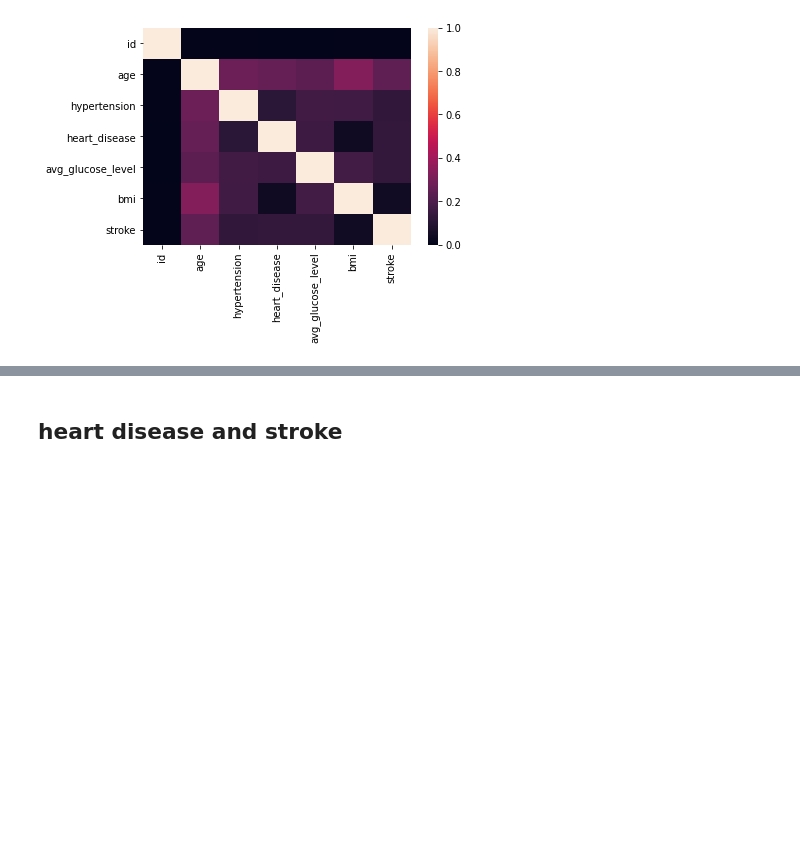
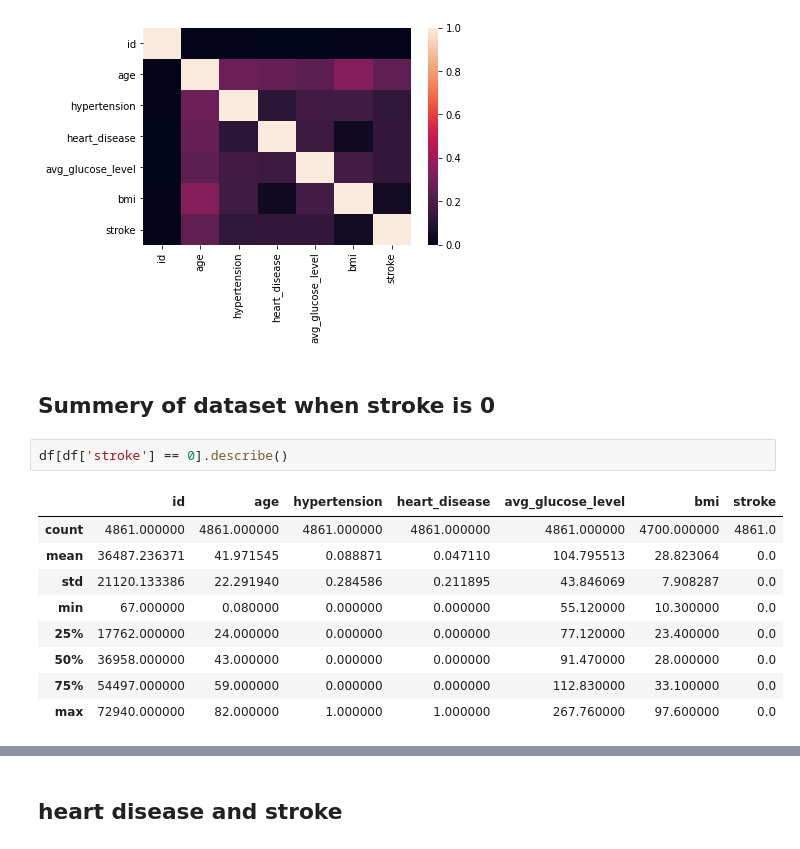
Before and after one commit to GhazaleZe/Stroke-Prediction, a Jupyter notebook: P2.ipynb, the cells around one changed output, grey strips where cells are left out. Drawn from its saved outputs; the diff is of its cells as text; blank space fills up the shorter version.

```diff
--- a/P2.ipynb
+++ b/P2.ipynb
@@ -39,3 +39,17 @@ sns.heatmap(corrtable)
 # %% [output]
 <AxesSubplot:>
 [figure]
+# %% [markdown]
+## Summery of dataset when stroke is 0
+# %%
+df[df['stroke'] == 0].describe()
+# %% [output]
+|  | id | age | hypertension | heart_disease | avg_glucose_level | bmi | stroke |
+| count | 4861.000000 | 4861.000000 | 4861.000000 | 4861.000000 | 4861.000000 | 4700.000000 | 4861.0 |
+| mean | 36487.236371 | 41.971545 | 0.088871 | 0.047110 | 104.795513 | 28.823064 | 0.0 |
+| std | 21120.133386 | 22.291940 | 0.284586 | 0.211895 | 43.846069 | 7.908287 | 0.0 |
+| min | 67.000000 | 0.080000 | 0.000000 | 0.000000 | 55.120000 | 10.300000 | 0.0 |
+| 25% | 17762.000000 | 24.000000 | 0.000000 | 0.000000 | 77.120000 | 23.400000 | 0.0 |
+| 50% | 36958.000000 | 43.000000 | 0.000000 | 0.000000 | 91.470000 | 28.000000 | 0.0 |
+| 75% | 54497.000000 | 59.000000 | 0.000000 | 0.000000 | 112.830000 | 33.100000 | 0.0 |
+| max | 72940.000000 | 82.000000 | 1.000000 | 1.000000 | 267.760000 | 97.600000 | 0.0 |
```
Also changed, not shown: parts of 6 cells of this notebook.
